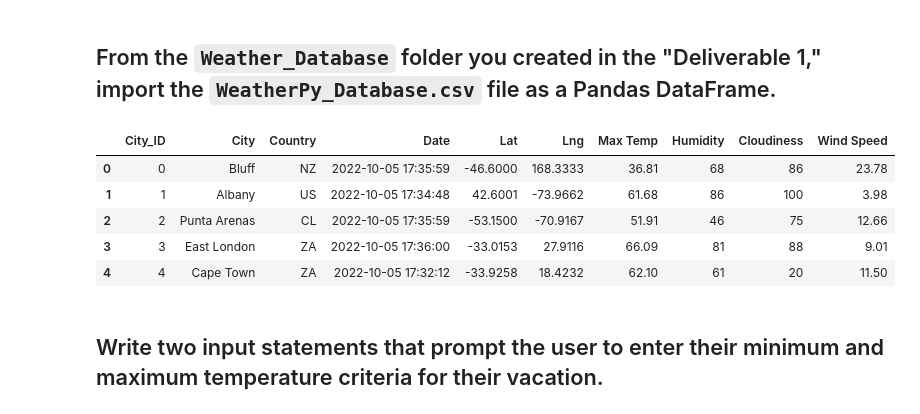
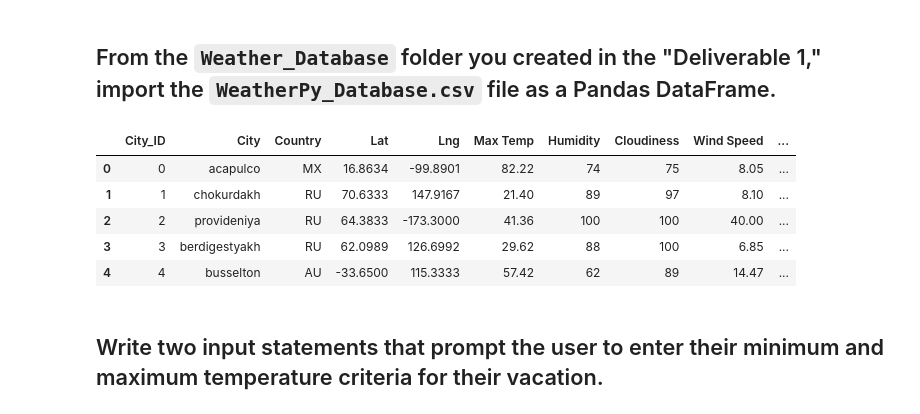
Before and after one commit to fze484/World_Weather_Analysis, a Jupyter notebook: weather_database/Vacation_Search.ipynb, the cells around one changed output. Drawn from its saved outputs; the diff is of its cells as text; code cells hidden in the pictures.

```diff
--- a/weather_database/Vacation_Search.ipynb
+++ b/weather_database/Vacation_Search.ipynb
@@ -60,20 +60,20 @@ gmaps.configure(api_key=g_key)
 ## From the `Weather_Database` folder you created in the "Deliverable 1," import the `WeatherPy_Database.csv` file as a Pandas DataFrame.
 # %%
 # Set the file path to import the WeatherPy_database.csv file
-file_path = "WeatherPy_database.csv"
+file_path = "WeatherPy_Database.csv"
 
 # Load the CSV file into a Pandas DataFrame
 city_data_df = pd.read_csv(file_path)
 
 # Display sample data
 city_data_df.head(5)
 # %% [output]
-|  | City_ID | City | Country | Date | Lat | Lng | Max Temp | Humidity | Cloudiness | Wind Speed |
-| 0 | 0 | Bluff | NZ | 2022-10-05 17:35:59 | -46.6000 | 168.3333 | 36.81 | 68 | 86 | 23.78 |
-| 1 | 1 | Albany | US | 2022-10-05 17:34:48 | 42.6001 | -73.9662 | 61.68 | 86 | 100 | 3.98 |
-| 2 | 2 | Punta Arenas | CL | 2022-10-05 17:35:59 | -53.1500 | -70.9167 | 51.91 | 46 | 75 | 12.66 |
-| 3 | 3 | East London | ZA | 2022-10-05 17:36:00 | -33.0153 | 27.9116 | 66.09 | 81 | 88 | 9.01 |
-| 4 | 4 | Cape Town | ZA | 2022-10-05 17:32:12 | -33.9258 | 18.4232 | 62.10 | 61 | 20 | 11.50 |
+|  | City_ID | City | Country | Lat | Lng | Max Temp | Humidity | Cloudiness | Wind Speed | ... |
+| 0 | 0 | acapulco | MX | 16.8634 | -99.8901 | 82.22 | 74 | 75 | 8.05 | ... |
+| 1 | 1 | chokurdakh | RU | 70.6333 | 147.9167 | 21.40 | 89 | 97 | 8.10 | ... |
+| 2 | 2 | provideniya | RU | 64.3833 | -173.3000 | 41.36 | 100 | 100 | 40.00 | ... |
+| 3 | 3 | berdigestyakh | RU | 62.0989 | 126.6992 | 29.62 | 88 | 100 | 6.85 | ... |
+| 4 | 4 | busselton | AU | -33.6500 | 115.3333 | 57.42 | 62 | 89 | 14.47 | ... |
 # %% [markdown]
 ## Write two input statements that prompt the user to enter their minimum and maximum temperature criteria for their vacation.
 # %%
```
Also changed, not shown: parts of 13 cells of this notebook, 4 other files.
